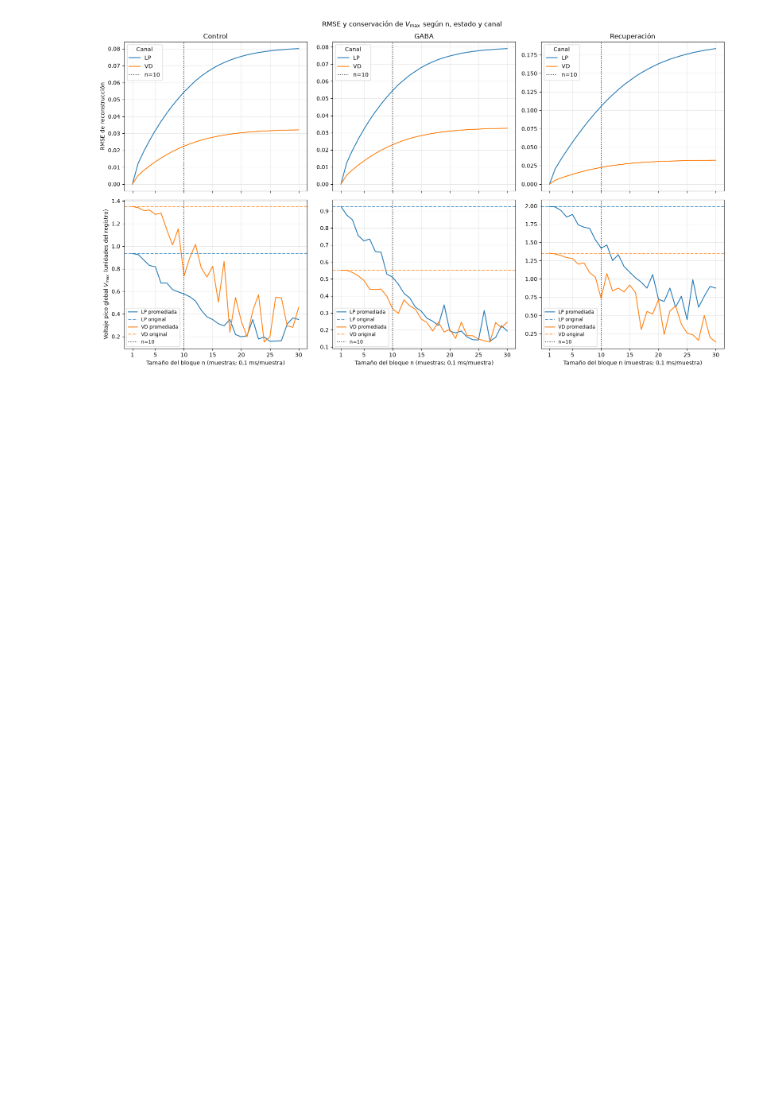
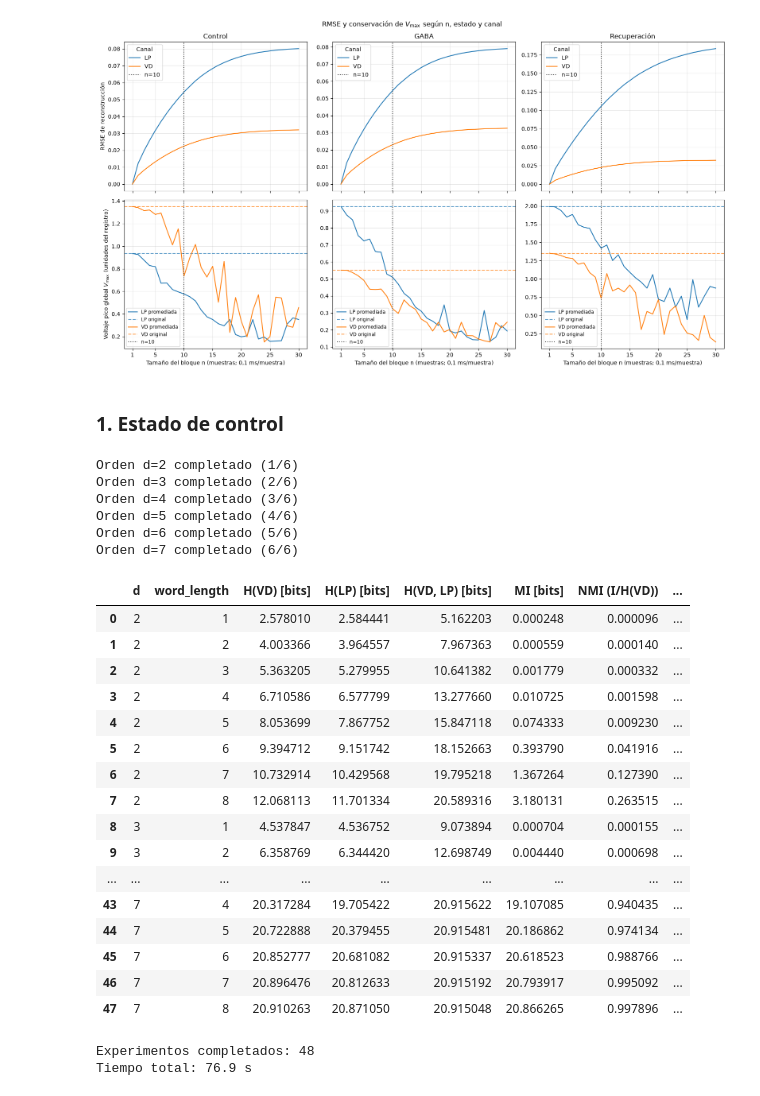
Before and after one commit to jjruedam/practicas_TI, a Jupyter notebook: Informe.ipynb, the cells around one changed output. Cells and saved outputs as stored; diff of their text form; code cells hidden in the pictures; blank space fills up the shorter version.

Commit message:
Experimentos y gráficas en control

```diff
--- a/Informe.ipynb
+++ b/Informe.ipynb
@@ -435,3 +435,72 @@ plt.show()
 plt.close(fig)
 # %% [output]
 [figure]
+# %% [markdown]
+### 1. Estado de control
+# %%
+import time
+import pandas as pd
+from DataManager import DataManager
+from EventExperiment import OrdinalExperiment
+
+control = DataManager(["LP","VD"], "TrozoC.txt")
+ordinal_window_size = 10
+sweep_started_at = time.perf_counter()
+def report_ordinal_progress(d, completed_orders):
+    print(f"Orden d={d} completado ({completed_orders}/6)", flush=True)
+
+control_ordinal_sweep = OrdinalExperiment.run_sweep(
+    control,
+    d_values=range(2, 8),
+    word_lengths=range(1, 9),
+    n=ordinal_window_size,
+    progress_callback=report_ordinal_progress,
+)
+control_ordinal_experiment_paths = [
+    result["output_path"] for result in control_ordinal_sweep
+]
+ordinal_experiment_rows = [
+    {
+        "d": result["d"],
+        "word_length": result["word_length"],
+        "H(VD) [bits]": result["channel_entropy_bits"]["VD"],
+        "H(LP) [bits]": result["channel_entropy_bits"]["LP"],
+        "H(VD, LP) [bits]": result["joint_entropy_bits"],
+        "MI [bits]": result["mutual_information_bits"],
+        "NMI (I/H(VD))": result["normalized_mutual_information"]["VD"],
+        "NMI (I/H(LP))": result["normalized_mutual_information"]["LP"],
+        "JSON": str(result["output_path"]),
+    }
+    for result in control_ordinal_sweep
+]
+
+control_ordinal_results = pd.DataFrame(ordinal_experiment_rows)
+display(control_ordinal_results)
+print(f"Experimentos completados: {len(control_ordinal_experiment_paths)}")
+print(f"Tiempo total: {time.perf_counter() - sweep_started_at:.1f} s")
+# %% [output]
+Orden d=2 completado (1/6)
+Orden d=3 completado (2/6)
+Orden d=4 completado (3/6)
+Orden d=5 completado (4/6)
+Orden d=6 completado (5/6)
+Orden d=7 completado (6/6)
+|  | d | word_length | H(VD) [bits] | H(LP) [bits] | H(VD, LP) [bits] | MI [bits] | NMI (I/H(VD)) | ... |
+| 0 | 2 | 1 | 2.578010 | 2.584441 | 5.162203 | 0.000248 | 0.000096 | ... |
+| 1 | 2 | 2 | 4.003366 | 3.964557 | 7.967363 | 0.000559 | 0.000140 | ... |
+| 2 | 2 | 3 | 5.363205 | 5.279955 | 10.641382 | 0.001779 | 0.000332 | ... |
+| 3 | 2 | 4 | 6.710586 | 6.577799 | 13.277660 | 0.010725 | 0.001598 | ... |
+| 4 | 2 | 5 | 8.053699 | 7.867752 | 15.847118 | 0.074333 | 0.009230 | ... |
+| 5 | 2 | 6 | 9.394712 | 9.151742 | 18.152663 | 0.393790 | 0.041916 | ... |
+| 6 | 2 | 7 | 10.732914 | 10.429568 | 19.795218 | 1.367264 | 0.127390 | ... |
+| 7 | 2 | 8 | 12.068113 | 11.701334 | 20.589316 | 3.180131 | 0.263515 | ... |
+| 8 | 3 | 1 | 4.537847 | 4.536752 | 9.073894 | 0.000704 | 0.000155 | ... |
+| 9 | 3 | 2 | 6.358769 | 6.344420 | 12.698749 | 0.004440 | 0.000698 | ... |
+| ... | ... | ... | ... | ... | ... | ... | ... | ... |
+| 43 | 7 | 4 | 20.317284 | 19.705422 | 20.915622 | 19.107085 | 0.940435 | ... |
+| 44 | 7 | 5 | 20.722888 | 20.379455 | 20.915481 | 20.186862 | 0.974134 | ... |
+| 45 | 7 | 6 | 20.852777 | 20.681082 | 20.915337 | 20.618523 | 0.988766 | ... |
+| 46 | 7 | 7 | 20.896476 | 20.812633 | 20.915192 | 20.793917 | 0.995092 | ... |
+| 47 | 7 | 8 | 20.910263 | 20.871050 | 20.915048 | 20.866265 | 0.997896 | ... |
+Experimentos completados: 48
+Tiempo total: 76.9 s
```
Also changed, not shown: parts of 1 cell of this notebook, 3 other files.
